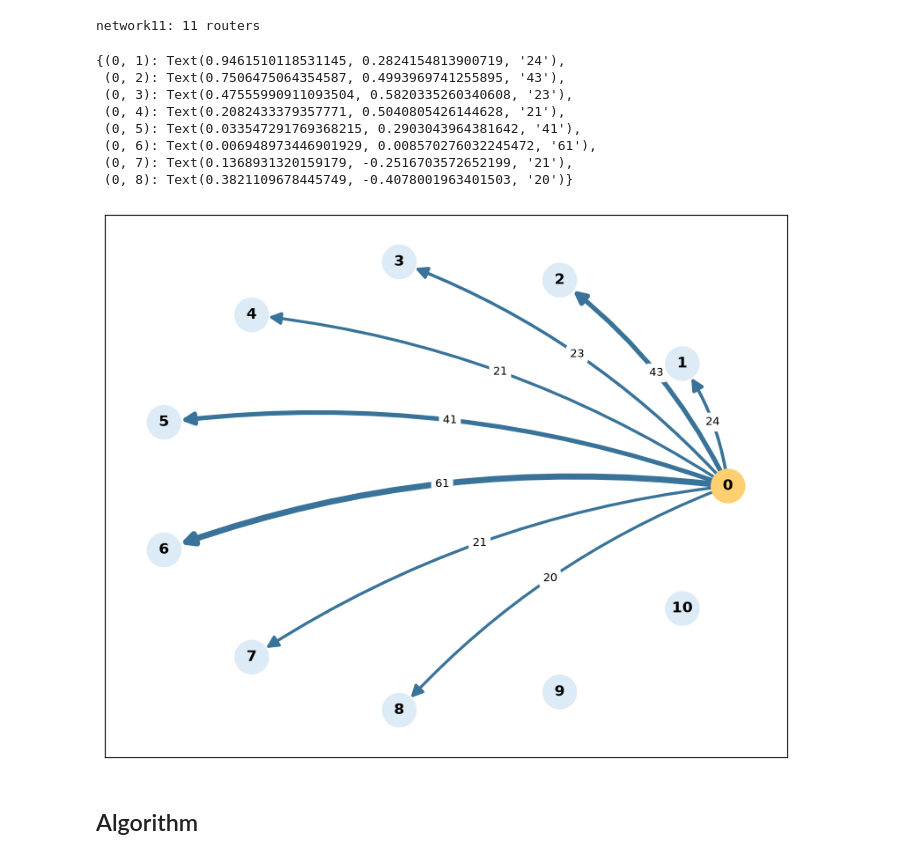
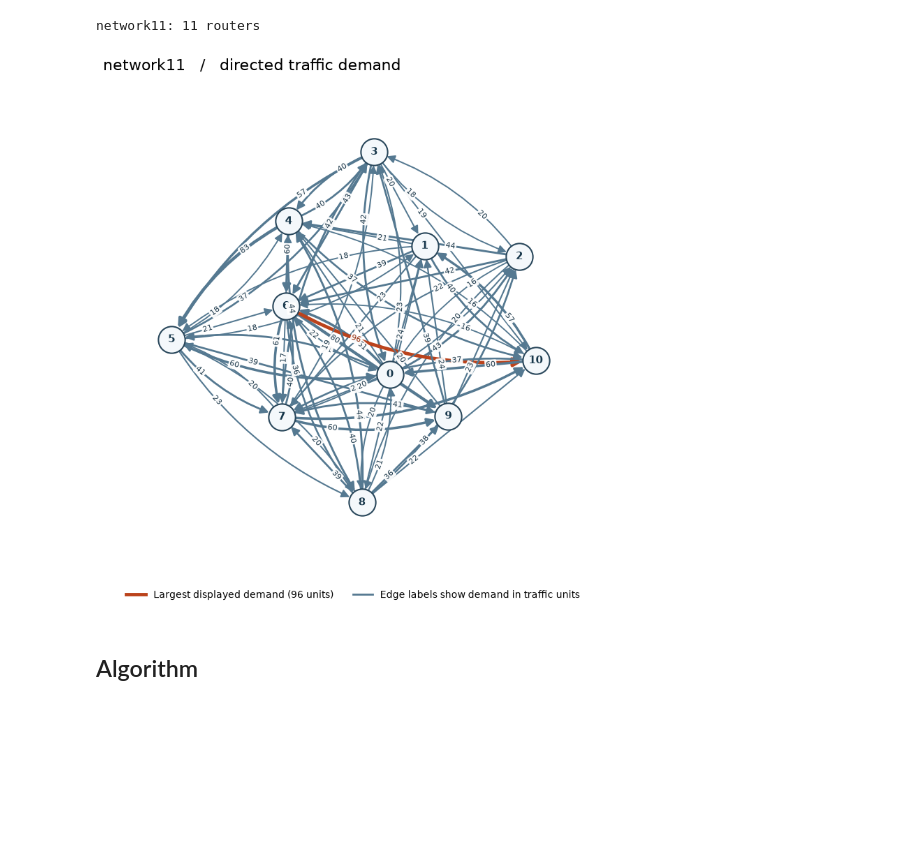
Before and after one commit to 1dimitar/SharQ-Hackathon, a Jupyter notebook: main.ipynb, the cells around one changed output. Cells and saved outputs as stored; diff of their text form; code cells hidden in the pictures; blank space fills up the shorter version.

```diff
--- a/main.ipynb
+++ b/main.ipynb
@@ -194,50 +198,53 @@ print(f"{instance}: {n_nodes} routers")
 # %% [output]
 network11: 11 routers
 # %%
-source = 0
+source = None   # None shows every source; use a router number to focus on its outgoing demand.
 min_demand = 1
+if source is not None and source not in range(len(demand)):
+    raise ValueError("Choose a source router in the matrix or None.")
 
 graph = nx.DiGraph()
 graph.add_nodes_from(range(len(demand)))
+for i, row in enumerate(demand):
+    if source is None or source == i:
+        graph.add_weighted_edges_from(
+            (i, j, int(value)) for j, value in enumerate(row)
+            if i != j and value > 0 and value >= min_demand
+        )
+peak = max(nx.get_edge_attributes(graph, "weight").values(), default=0)
 
-for i, row in enumerate(demand):
-    if source is not None and i != source:
-        continue
-    for j, amount in enumerate(row):
-        if i != j and amount > 0 and amount >= min_demand:
-            graph.add_edge(i, j, weight=int(amount))
-
-pos = nx.circular_layout(graph)
-fig, ax = plt.subplots(figsize=(10, 8))
-
-weights = nx.get_edge_attributes(graph, "weight")
-max_weight = max(weights.values(), default=1)
-curve = "arc3,rad=0.12"
-
-nx.draw_networkx_nodes(
-    graph, pos, ax=ax, node_size=750,
-    node_color=["#ffcf70" if node == source else "#dcebf5" for node in graph],
-)
-nx.draw_networkx_labels(graph, pos, ax=ax, font_weight="bold")
-nx.draw_networkx_edges(
-    graph, pos, ax=ax, edgelist=list(weights),
-    width=[1 + 4 * w / max_weight for w in weights.values()],
-    edge_color="#397399", arrowsize=20, node_size=750, connectionstyle=curve,
-)
-nx.draw_networkx_edge_labels(
-    graph, pos, ax=ax, edge_labels=weights, connectionstyle=curve,
-    node_size=750, font_size=9, rotate=False,
-)
+positions = nx.kamada_kawai_layout(graph.to_undirected(), weight=None)
+fig, ax = plt.subplots(figsize=(max(12, len(demand) * 0.9), max(9, len(demand) * 0.7)))
+for i, j, weight in graph.edges.data("weight"):
+    curve = "arc3,rad=0.16" if graph.has_edge(j, i) else "arc3,rad=0"
+    nx.draw_networkx_edges(
+        graph, positions, edgelist=[(i, j)], ax=ax, arrows=True,
+        arrowstyle="-|>", arrowsize=17, node_size=760,
+        width=0.9 + 2.6 * weight / max(1, peak),
+        edge_color="#bb431c" if weight == peak else "#557991",
+        connectionstyle=curve,
+    )
+    label_artists = nx.draw_networkx_edge_labels(
+        graph, positions, edge_labels={(i, j): f"{weight}"}, ax=ax,
+        label_pos=0.28, connectionstyle=curve, node_size=760, font_size=8,
+        font_color="#943314" if weight == peak else "#243f50",
+        bbox=dict(boxstyle="round,pad=0.14", facecolor="white", edgecolor="none", alpha=0.95),
+    )
+    label_artists[i, j].set_zorder(4)
+nx.draw_networkx_nodes(graph, positions, ax=ax, node_size=760,
+                       node_color="#f4f8fb", edgecolors="#29475b", linewidths=1.5)
+nx.draw_networkx_labels(graph, positions, ax=ax, font_size=11, font_weight="bold", font_color="#17374b")
+ax.set_title(f"{instance}   /   directed traffic demand", loc="left", fontsize=16, pad=16)
+ax.legend(handles=[
+    Line2D([], [], color="#bb431c", lw=3.5, label=f"Largest displayed demand ({peak} units)"),
+    Line2D([], [], color="#557991", lw=2, label="Edge labels show demand in traffic units"),
+], loc="upper center", bbox_to_anchor=(0.5, -0.025), ncol=2, frameon=False)
+ax.margins(0.14)
+ax.set_aspect("equal")
+ax.set_axis_off()
+plt.show()
 # %% [output]
-{(0, 1): Text(0.9461510118531145, 0.2824154813900719, '24'),
- (0, 2): Text(0.7506475064354587, 0.4993969741255895, '43'),
- (0, 3): Text(0.47555990911093504, 0.5820335260340608, '23'),
- (0, 4): Text(0.2082433379357771, 0.5040805426144628, '21'),
- (0, 5): Text(0.033547291769368215, 0.2903043964381642, '41'),
- (0, 6): Text(0.006948973446901929, 0.008570276032245472, '61'),
- (0, 7): Text(0.1368931320159179, -0.2516703572652199, '21'),
- (0, 8): Text(0.3821109678445749, -0.4078001963401503, '20')}
-[figure, old version]
+[figure, new version]
 # %% [markdown]
 ## Algorithm
 # %% [markdown]
```
Also changed, not shown: parts of 8 cells of this notebook, 6 other files.
